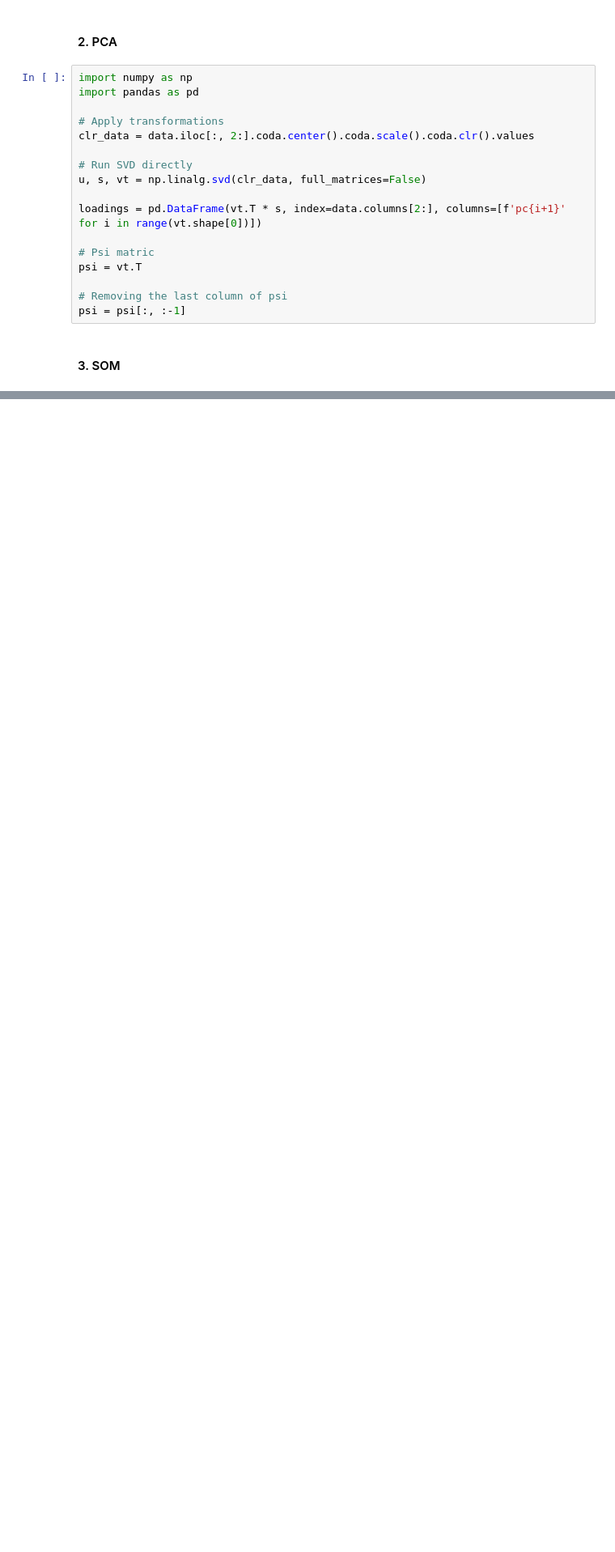
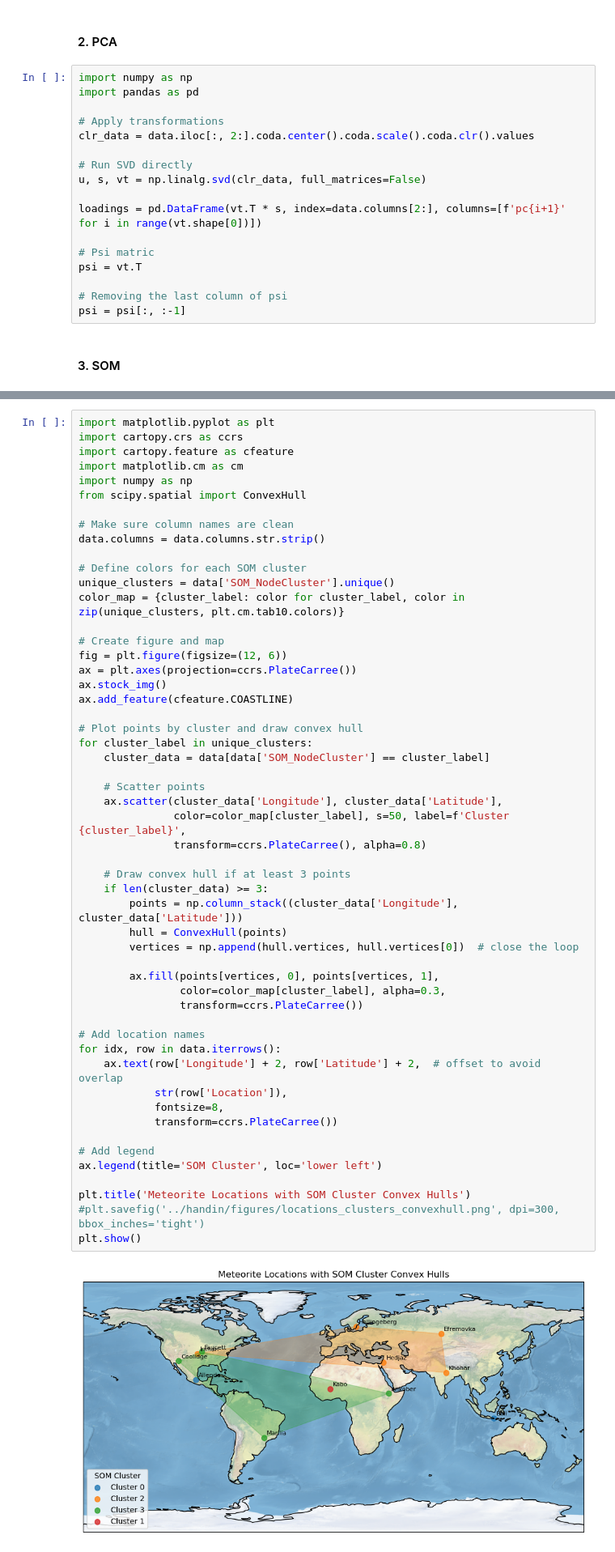
Before and after one commit to AntonWangDTU/coda_exam, a Jupyter notebook: src/clustering.ipynb, the cells around one changed output, grey strips where cells are left out. Shown at 81% size. Drawn from its saved outputs; the diff is of its cells as text; blank space fills up the shorter version.

```diff
--- a/src/clustering.ipynb
+++ b/src/clustering.ipynb
@@ -378,0 +359,55 @@ Clustered data (first few rows):
+# %%
+import matplotlib.pyplot as plt
+import cartopy.crs as ccrs
+import cartopy.feature as cfeature
+import matplotlib.cm as cm
+import numpy as np
+from scipy.spatial import ConvexHull
+
+# Make sure column names are clean
+data.columns = data.columns.str.strip()
+
+# Define colors for each SOM cluster
+unique_clusters = data['SOM_NodeCluster'].unique()
+color_map = {cluster_label: color for cluster_label, color in zip(unique_clusters, plt.cm.tab10.colors)}
+
+# Create figure and map
+fig = plt.figure(figsize=(12, 6))
+ax = plt.axes(projection=ccrs.PlateCarree())
+ax.stock_img()
+ax.add_feature(cfeature.COASTLINE)
+
+# Plot points by cluster and draw convex hull
+for cluster_label in unique_clusters:
+    cluster_data = data[data['SOM_NodeCluster'] == cluster_label]
+
+    # Scatter points
+    ax.scatter(cluster_data['Longitude'], cluster_data['Latitude'],
+               color=color_map[cluster_label], s=50, label=f'Cluster {cluster_label}',
+               transform=ccrs.PlateCarree(), alpha=0.8)
+
+    # Draw convex hull if at least 3 points
+    if len(cluster_data) >= 3:
+        points = np.column_stack((cluster_data['Longitude'], cluster_data['Latitude']))
+        hull = ConvexHull(points)
+        vertices = np.append(hull.vertices, hull.vertices[0])  # close the loop
+
+        ax.fill(points[vertices, 0], points[vertices, 1],
+                color=color_map[cluster_label], alpha=0.3,
+                transform=ccrs.PlateCarree())
+
+# Add location names
+for idx, row in data.iterrows():
+    ax.text(row['Longitude'] + 2, row['Latitude'] + 2,  # offset to avoid overlap
+            str(row['Location']),
+            fontsize=8,
+            transform=ccrs.PlateCarree())
+
+# Add legend
+ax.legend(title='SOM Cluster', loc='lower left')
+
+plt.title('Meteorite Locations with SOM Cluster Convex Hulls')
+#plt.savefig('../handin/figures/locations_clusters_convexhull.png', dpi=300, bbox_inches='tight')
+plt.show()
+# %% [output]
+[figure, added]
```
Also changed, not shown: parts of 8 cells of this notebook, 2 other files.
